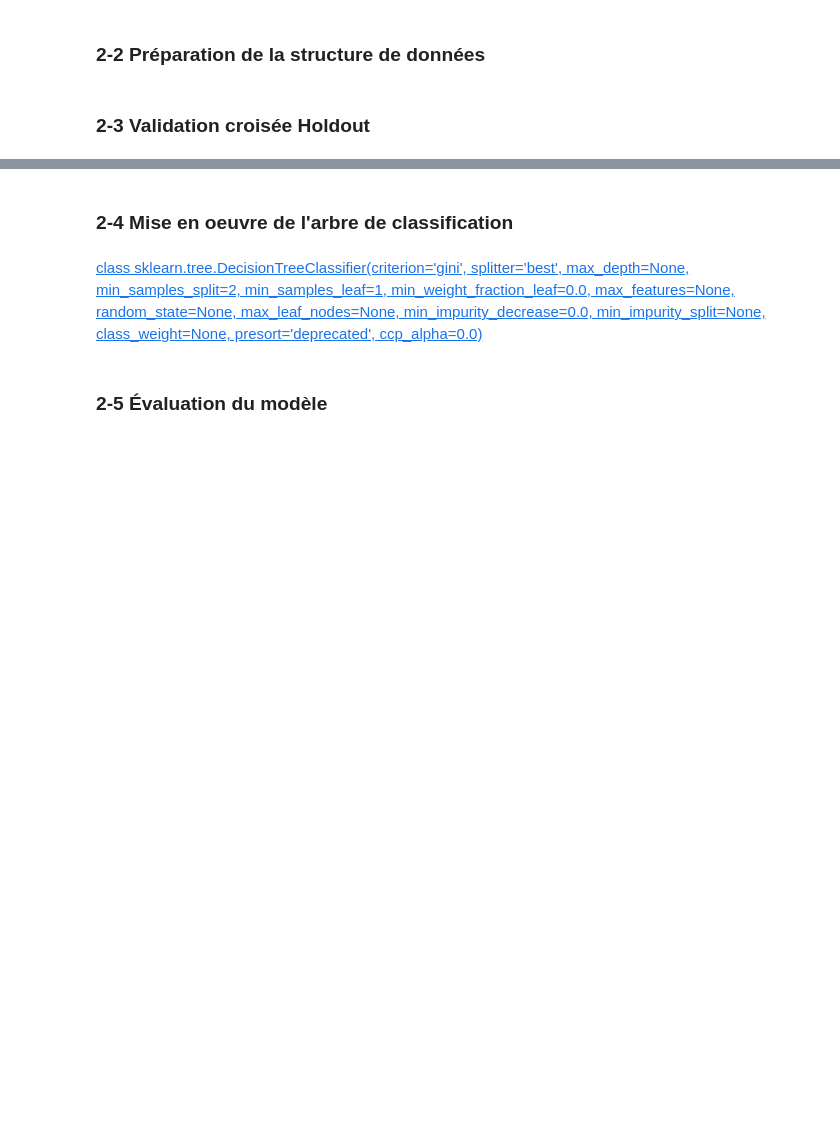
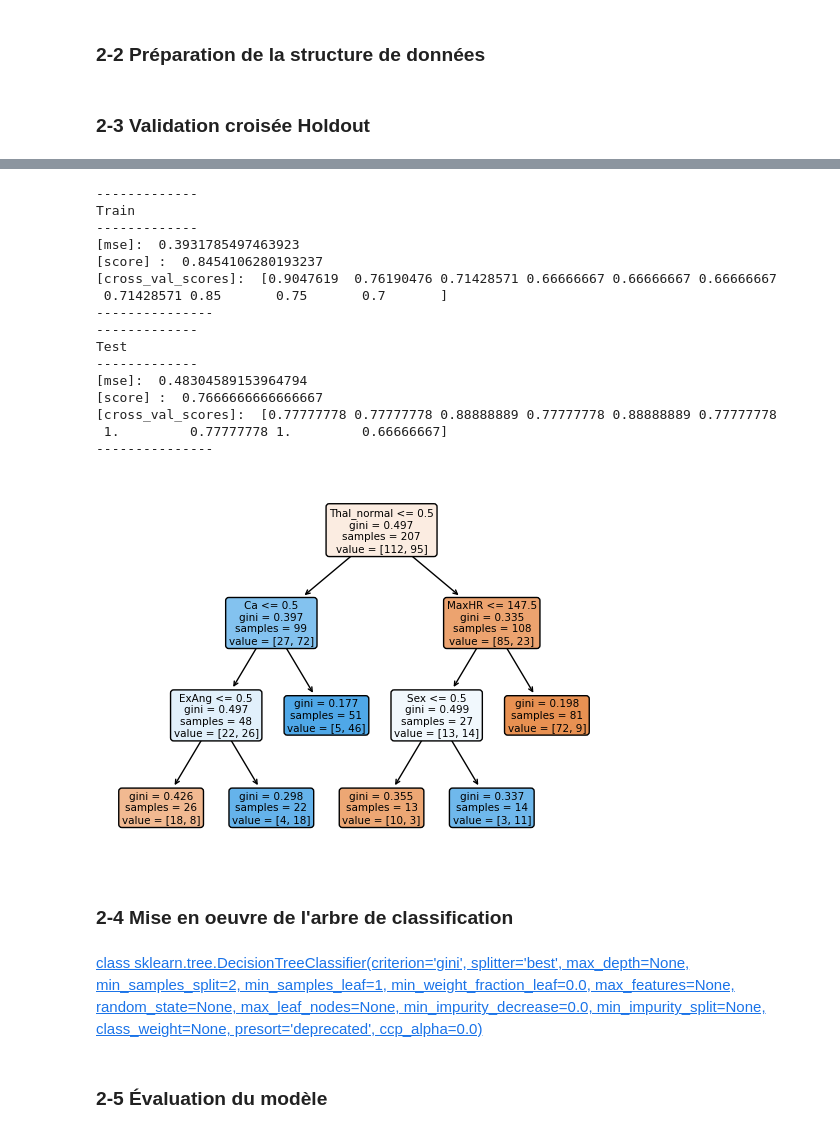
Before and after one commit to rennyatwork/CegepSteFoy_IA, a Jupyter notebook: 05_MachineLearning/2023-01-09/420-A52-SF-gr-10084-main/nbs/14-arbres-de-decision/14-arbres-decision.ipynb, the cells around one changed output, grey strips where cells are left out. Cells and saved outputs as stored; diff of their text form; code cells hidden in the pictures; blank space fills up the shorter version.

```diff
--- a/05_MachineLearning/2023-01-09/420-A52-SF-gr-10084-main/nbs/14-arbres-de-decision/14-arbres-decision.ipynb
+++ b/05_MachineLearning/2023-01-09/420-A52-SF-gr-10084-main/nbs/14-arbres-de-decision/14-arbres-decision.ipynb
@@ -243,3 +292,24 @@ Test
+# %%
+## pruning
+analyze_regression(dfHeartX, dfHeartY, 'DecisionTreeClassifier', pCriterion='gini', pAlpha=0.02)
+# %% [output]
+-------------
+Train
+-------------
+[mse]:  0.3931785497463923
+[score] :  0.8454106280193237
+[cross_val_scores]:  [0.9047619  0.76190476 0.71428571 0.66666667 0.66666667 0.66666667
+ 0.71428571 0.85       0.75       0.7       ]
+---------------
+-------------
+Test
+-------------
+[mse]:  0.48304589153964794
+[score] :  0.7666666666666667
+[cross_val_scores]:  [0.77777778 0.77777778 0.88888889 0.77777778 0.88888889 0.77777778
+ 1.         0.77777778 1.         0.66666667]
+---------------
+[figure, added]
 # %% [markdown]
 ### 2-4 Mise en oeuvre de l'arbre de classification
 # %% [markdown]
```
Also changed, not shown: parts of 9 cells of this notebook, 1 other file.
